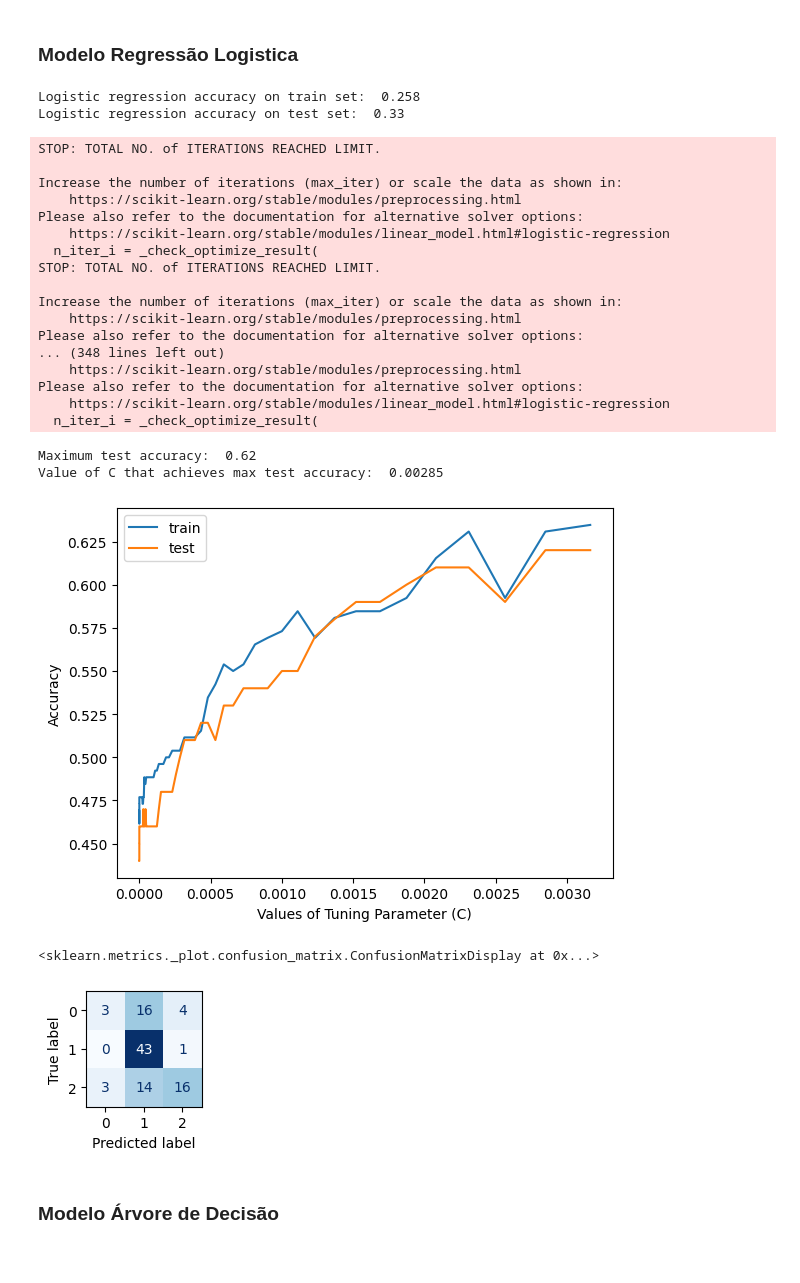
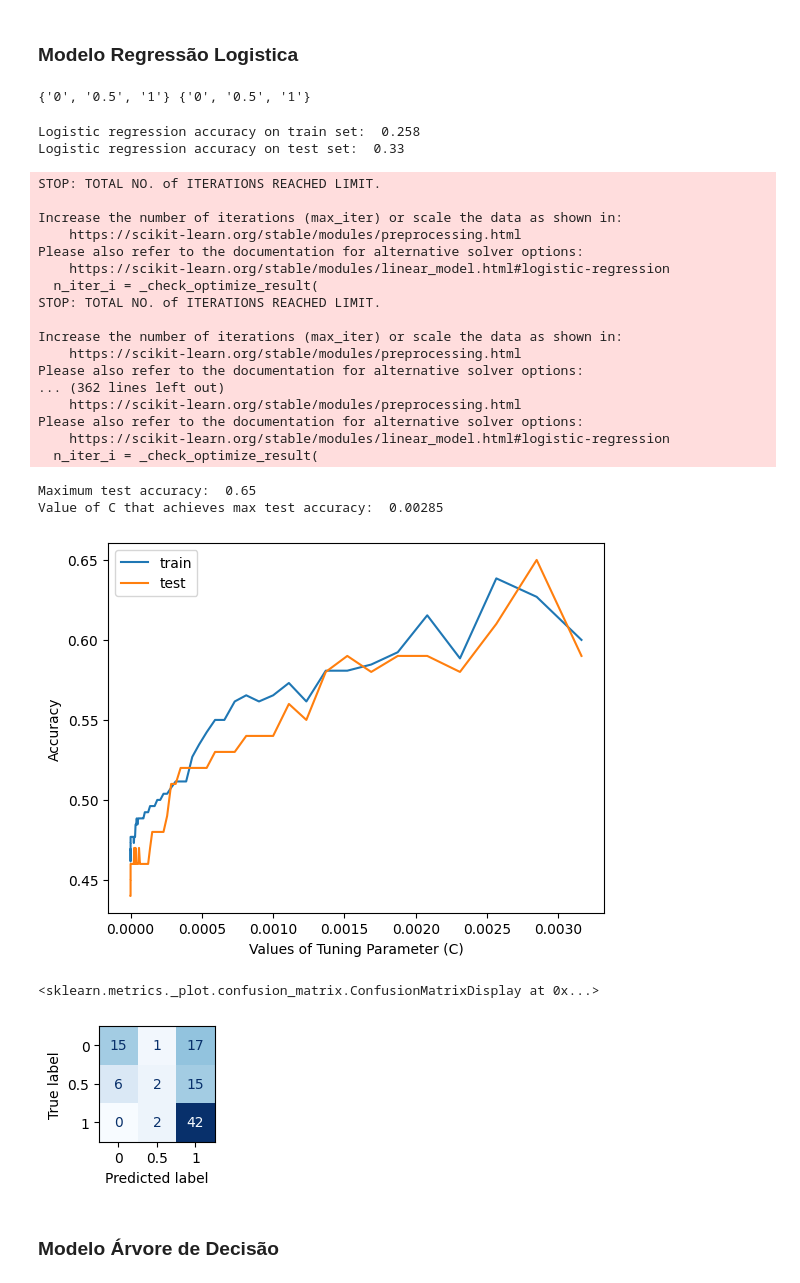
Before and after one commit to raphaelrocha22/Projeto_Sports_Infnet, a Jupyter notebook: 3-Treinamento_Modelo.ipynb, the cells around one changed output. Saved outputs shown, nothing was run; the diff lists cells and outputs as text; code cells hidden in the pictures.

```diff
--- a/3-Treinamento_Modelo.ipynb
+++ b/3-Treinamento_Modelo.ipynb
@@ -153,18 +149,25 @@ df_test[(df_test['HTR']==1) & (df_test['result']==2)]
 # %% [markdown]
 ### Modelo Regressão Logistica
+# %%
+y_train_log = y_train.replace({-1 : '0', 0 : '0.5', 1 : '1'})
+y_test_log = y_test.replace({-1 : '0', 0 : '0.5', 1 : '1'})
+
+print(set(y_train_log), set(y_test_log))
+# %% [output]
+{'0', '0.5', '1'} {'0', '0.5', '1'}
 # %%
 logit = LogisticRegression()
-logit.fit(X_train_norm, y_train)
+logit.fit(X_train_norm, y_train_log)
 
-print('Logistic regression accuracy on train set: ', round(logit.score(X_train,y_train),3))
-print('Logistic regression accuracy on test set: ', round(logit.score(X_test,y_test),3))
+print('Logistic regression accuracy on train set: ', round(logit.score(X_train, y_train_log),3))
+print('Logistic regression accuracy on test set: ', round(logit.score(X_test, y_test_log),3))
 # %% [output]
 Logistic regression accuracy on train set:  0.258
 Logistic regression accuracy on test set:  0.33
 # %%
 ## Adjusting C parameter
 logit_tuned = LogisticRegression(penalty = 'l2', C = 0.000001)
-logit_tuned.fit(X_train,y_train)
+logit_tuned.fit(X_train, y_train_log)
 
 # storage variables
 train_accuracies = []
@@ -176,11 +179,11 @@ for c_val in c_vals: # For every penalty parameter we're testing
 
    # Fit model on training data
    logit_tuned = LogisticRegression(penalty = 'l2', C = c_val)
-   logit_tuned.fit(X_train, y_train)
+   logit_tuned.fit(X_train, y_train_log)
 
    # Store training and test accuracies
-   train_accuracies.append(logit_tuned.score(X_train,y_train))
-   test_accuracies.append(logit_tuned.score(X_test,y_test))
+   train_accuracies.append(logit_tuned.score(X_train, y_train_log))
+   test_accuracies.append(logit_tuned.score(X_test, y_test_log))
 # %% [output]
 STOP: TOTAL NO. of ITERATIONS REACHED LIMIT.
 
@@ -194,7 +197,7 @@ STOP: TOTAL NO. of ITERATIONS REACHED LIMIT.
 Increase the number of iterations (max_iter) or scale the data as shown in:
     https://scikit-learn.org/stable/modules/preprocessing.html
 Please also refer to the documentation for alternative solver options:
-... (348 lines left out)
+... (362 lines left out)
     https://scikit-learn.org/stable/modules/preprocessing.html
 Please also refer to the documentation for alternative solver options:
     https://scikit-learn.org/stable/modules/linear_model.html#logistic-regression
@@ -215,18 +218,19 @@ accuracy_logit_test = round(test_accuracies[np.argmax(test_accuracies)], 3)
 print('Maximum test accuracy: ', accuracy_logit_test)
 print('Value of C that achieves max test accuracy: ', round(c_vals[np.argmax(test_accuracies)],5))
 # %% [output]
-Maximum test accuracy:  0.62
+Maximum test accuracy:  0.65
 Value of C that achieves max test accuracy:  0.00285
-[figure, old version]
+[figure, new version]
 # %%
 y_pred = logit_tuned.predict(X_test)
 
 fig, ax = plt.subplots(figsize=(1.5,1.5))
-cm_display = ConfusionMatrixDisplay(confusion_matrix(y_test, y_pred))
+cm = confusion_matrix(y_test_log, y_pred)
+cm_display = ConfusionMatrixDisplay(confusion_matrix=cm, display_labels=logit_tuned.classes_)
 cm_display.plot(ax=ax, colorbar=False, cmap='Blues')
 # %% [output]
 <sklearn.metrics._plot.confusion_matrix.ConfusionMatrixDisplay at 0x...>
-[figure, old version]
+[figure, new version]
 # %% [markdown]
 ### Modelo Árvore de Decisão
 # %%
```
Also changed, not shown: parts of 12 cells of this notebook, 15 other files.
